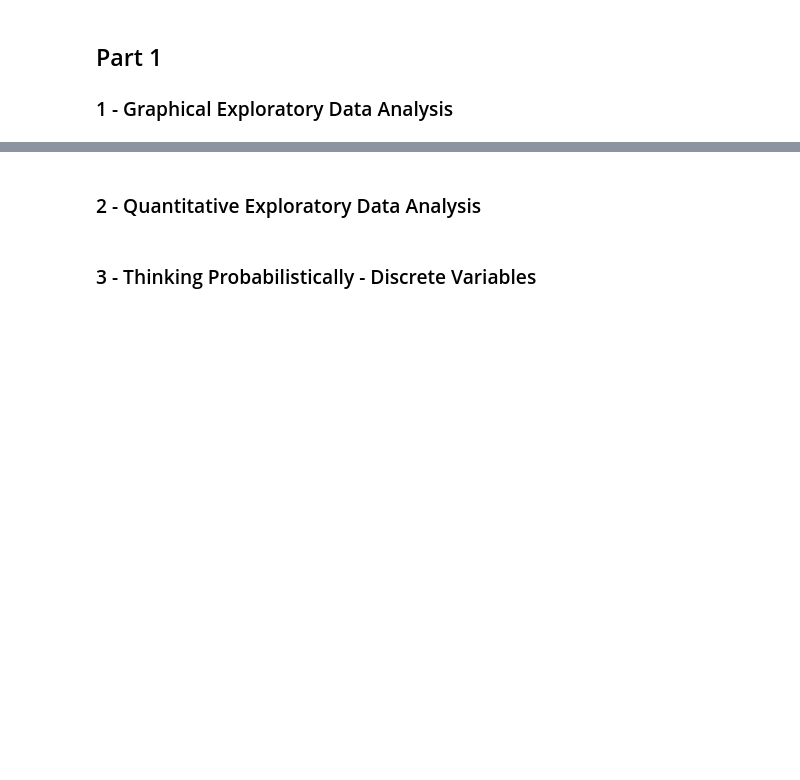
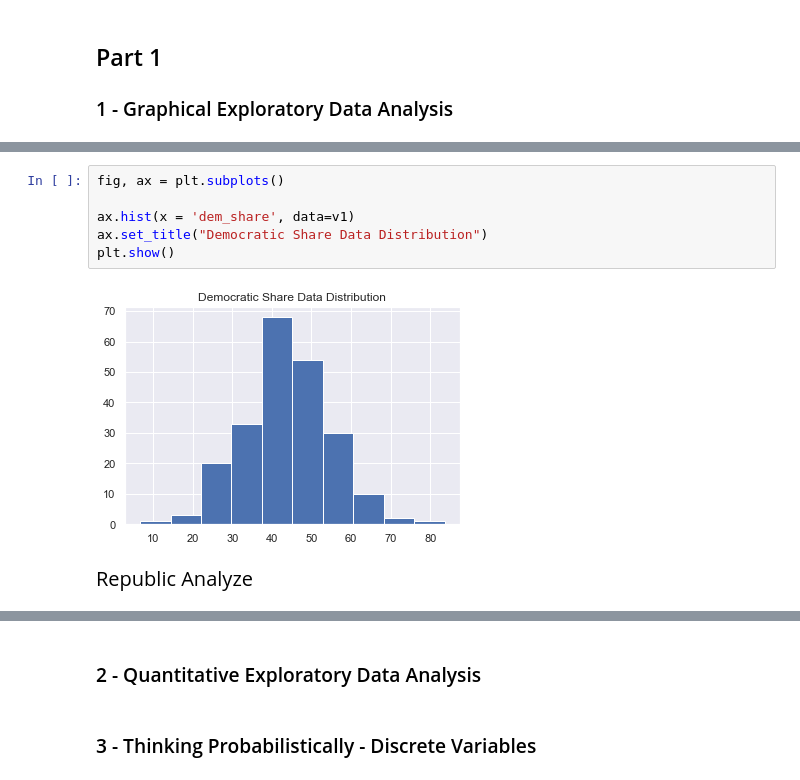
Before and after one commit to fajhrinazgul/Sentinel, a Jupyter notebook: Ch.6 - Programming Mathematics/Statistical Thinking.ipynb, the cells around one changed output, grey strips where cells are left out. Drawn from its saved outputs; the diff is of its cells as text; blank space fills up the shorter version.

```diff
--- a/Ch.6 - Programming Mathematics/Statistical Thinking.ipynb
+++ b/Ch.6 - Programming Mathematics/Statistical Thinking.ipynb
@@ -4,0 +49,10 @@
+# %%
+fig, ax = plt.subplots()
+
+ax.hist(x = 'dem_share', data=v1)
+ax.set_title("Democratic Share Data Distribution")
+plt.show()
+# %% [output]
+[figure, added]
+# %% [markdown]
+<p style="font-size:20px">Republic Analyze</p>
```
Also changed, not shown: parts of 9 cells of this notebook, 1 other file.
